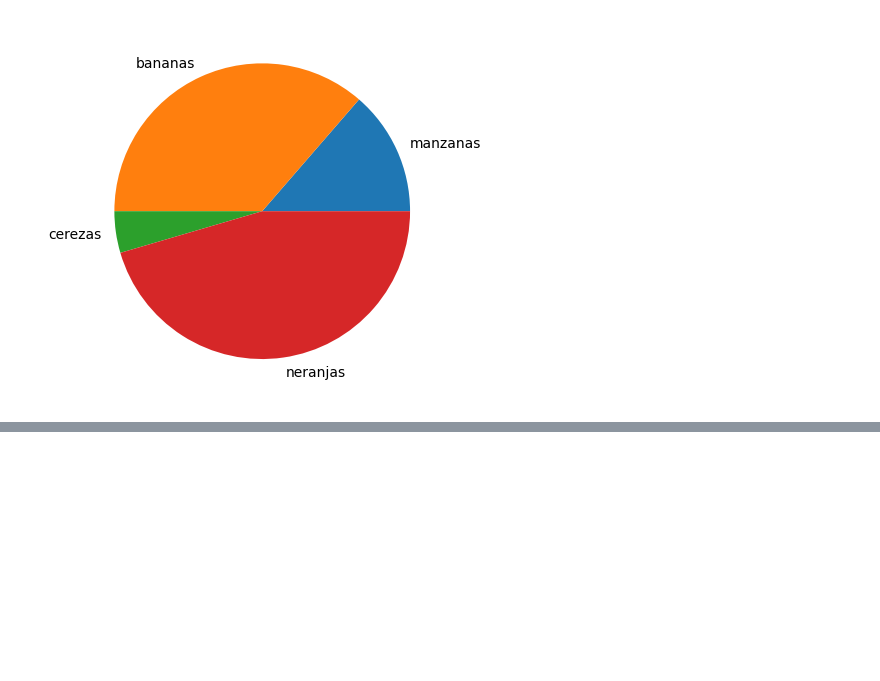
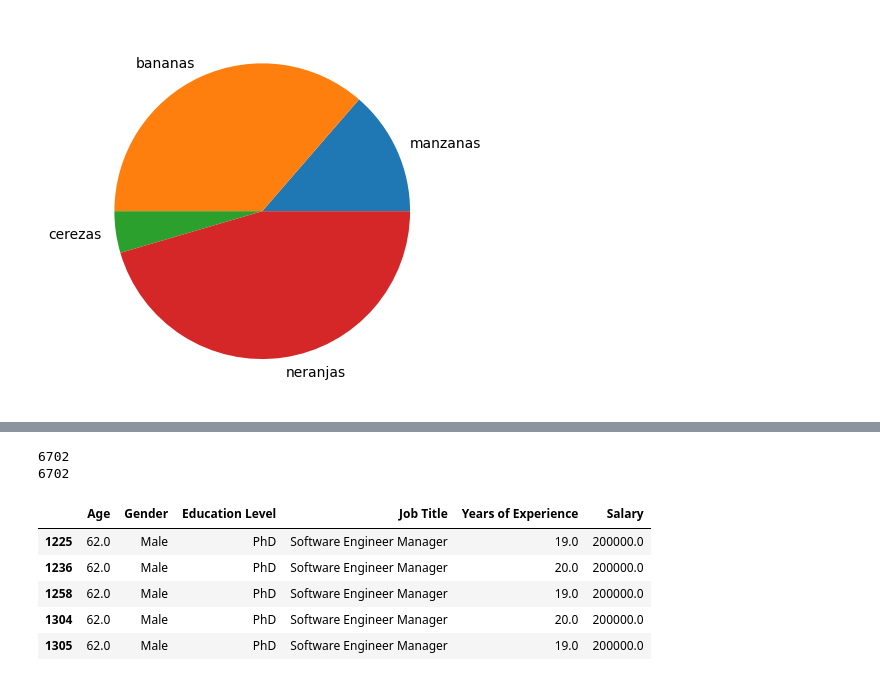
Before and after one commit to Jesusiacent/Clase-de-Python, a Jupyter notebook: test.ipynb, the cells around one changed output, grey strips where cells are left out. Saved outputs shown, nothing was run; the diff lists cells and outputs as text; code cells hidden in the pictures; blank space fills up the shorter version.

```diff
--- a/test.ipynb
+++ b/test.ipynb
@@ -670,0 +736,18 @@ plt.show()
+# %%
+cantidad_Female = df['Gender'].count()
+cantidad_Male = df['Gender'].count()
+
+print(cantidad_Female)
+print(cantidad_Male)
+# %% [output]
+6702
+6702
+# %%
+df[df['Age'] == 62.0]
+# %% [output]
+|  | Age | Gender | Education Level | Job Title | Years of Experience | Salary |
+| 1225 | 62.0 | Male | PhD | Software Engineer Manager | 19.0 | 200000.0 |
+| 1236 | 62.0 | Male | PhD | Software Engineer Manager | 20.0 | 200000.0 |
+| 1258 | 62.0 | Male | PhD | Software Engineer Manager | 19.0 | 200000.0 |
+| 1304 | 62.0 | Male | PhD | Software Engineer Manager | 20.0 | 200000.0 |
+| 1305 | 62.0 | Male | PhD | Software Engineer Manager | 19.0 | 200000.0 |
```
Also changed, not shown: parts of 13 cells of this notebook.
